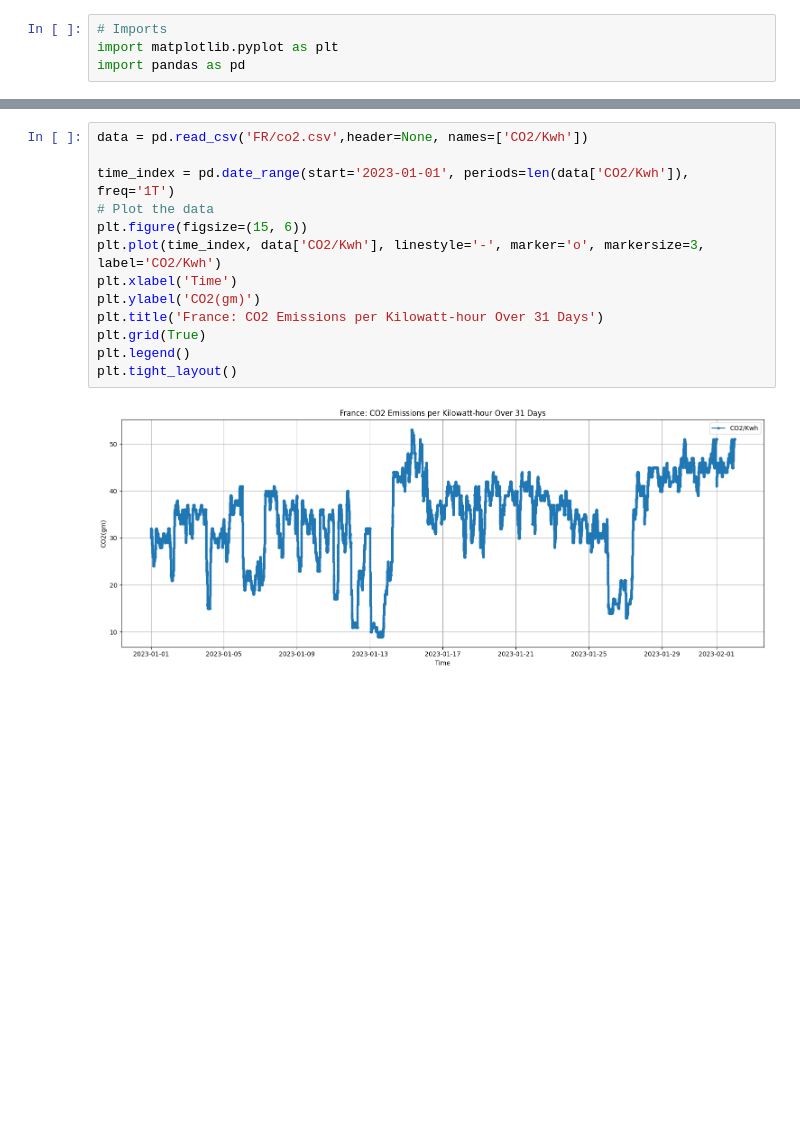
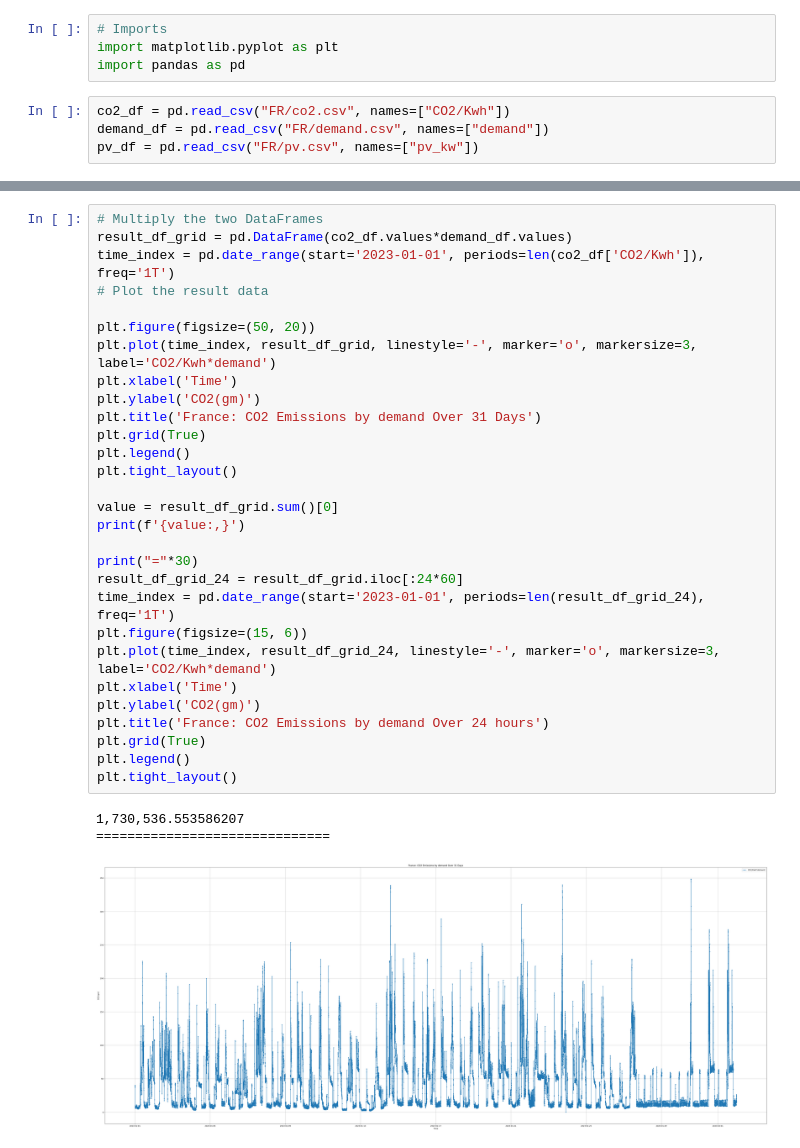
Before and after one commit to shrnsubedi/system-engineering, a Jupyter notebook: notebook.ipynb, the cells around one changed output, grey strips where cells are left out. Saved outputs shown, nothing was run; the diff lists cells and outputs as text; blank space fills up the shorter version.

```diff
--- a/notebook.ipynb
+++ b/notebook.ipynb
@@ -2,3 +2,7 @@
 # Imports
 import matplotlib.pyplot as plt
 import pandas as pd
+# %%
+co2_df = pd.read_csv("FR/co2.csv", names=["CO2/Kwh"])
+demand_df = pd.read_csv("FR/demand.csv", names=["demand"])
+pv_df = pd.read_csv("FR/pv.csv", names=["pv_kw"])
@@ -23,15 +98,33 @@ plt.tight_layout()
 # %%
-data = pd.read_csv('FR/co2.csv',header=None, names=['CO2/Kwh'])
+# Multiply the two DataFrames
+result_df_grid = pd.DataFrame(co2_df.values*demand_df.values)
+time_index = pd.date_range(start='2023-01-01', periods=len(co2_df['CO2/Kwh']), freq='1T')
+# Plot the result data
 
-time_index = pd.date_range(start='2023-01-01', periods=len(data['CO2/Kwh']), freq='1T')
-# Plot the data
-plt.figure(figsize=(15, 6))
-plt.plot(time_index, data['CO2/Kwh'], linestyle='-', marker='o', markersize=3, label='CO2/Kwh')
+plt.figure(figsize=(50, 20))
+plt.plot(time_index, result_df_grid, linestyle='-', marker='o', markersize=3, label='CO2/Kwh*demand')
 plt.xlabel('Time')
 plt.ylabel('CO2(gm)')
-plt.title('France: CO2 Emissions per Kilowatt-hour Over 31 Days')
+plt.title('France: CO2 Emissions by demand Over 31 Days')
 plt.grid(True)
 plt.legend()
 plt.tight_layout()
+
+value = result_df_grid.sum()[0]
+print(f'{value:,}')
+
+print("="*30)
+result_df_grid_24 = result_df_grid.iloc[:24*60]
+time_index = pd.date_range(start='2023-01-01', periods=len(result_df_grid_24), freq='1T')
+plt.figure(figsize=(15, 6))
+plt.plot(time_index, result_df_grid_24, linestyle='-', marker='o', markersize=3, label='CO2/Kwh*demand')
+plt.xlabel('Time')
+plt.ylabel('CO2(gm)')
+plt.title('France: CO2 Emissions by demand Over 24 hours')
+plt.grid(True)
+plt.legend()
+plt.tight_layout()
 # %% [output]
+1,730,536.553586207
+==============================
-[figure, old version]
+[figure, new version]
```
Also changed, not shown: parts of 13 cells of this notebook, 1 other file.
